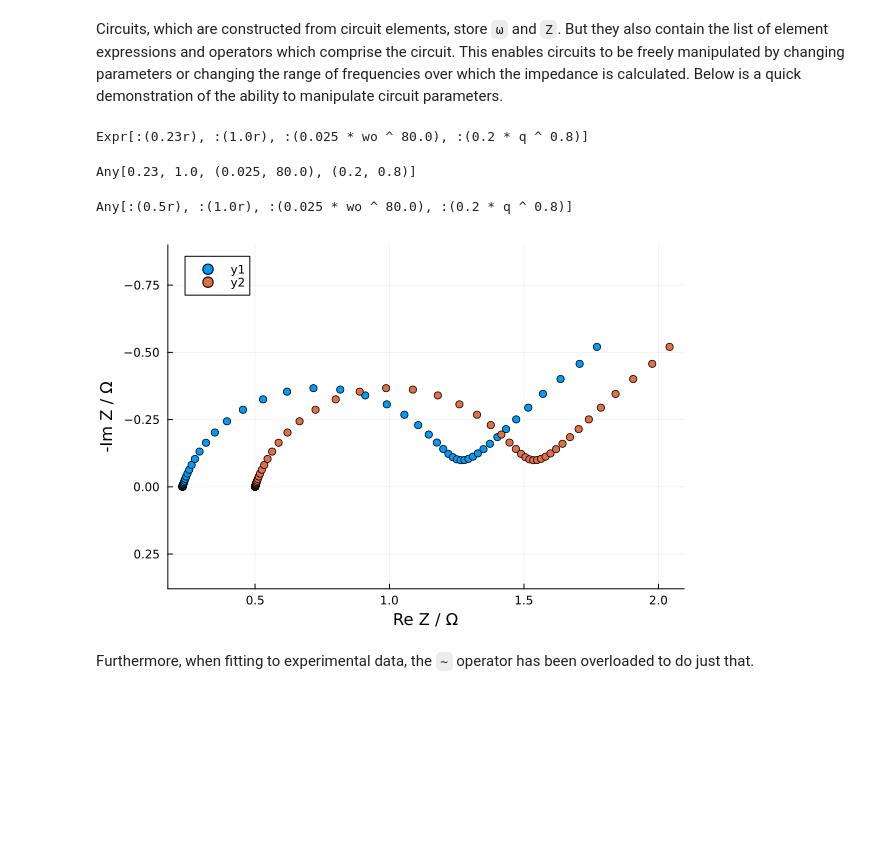
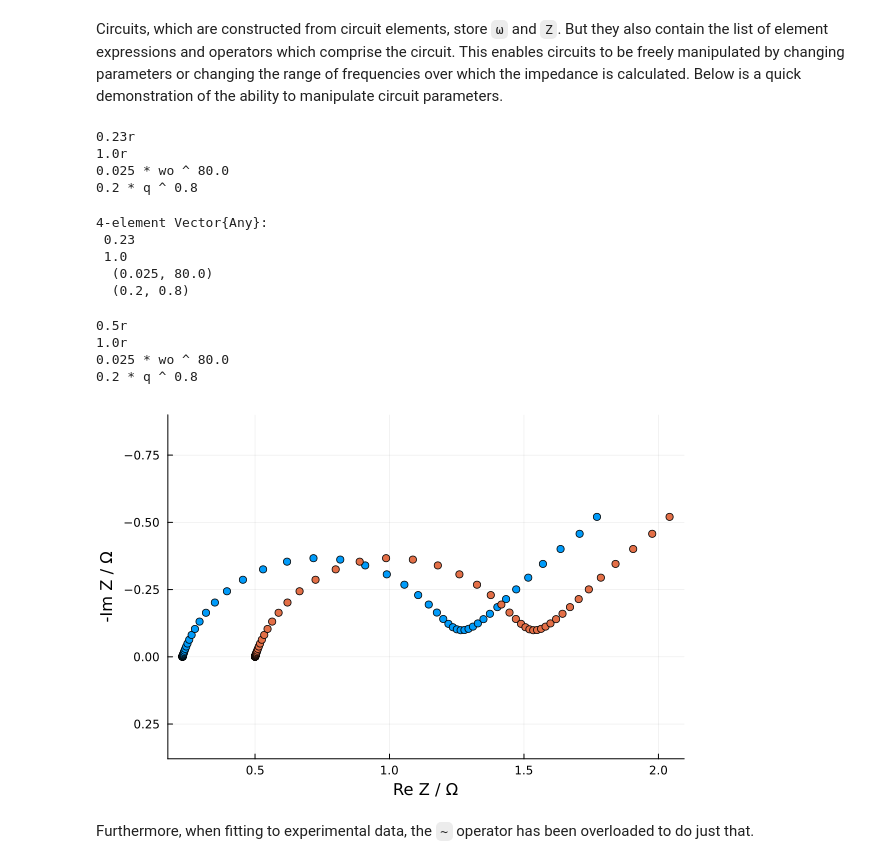
Before and after one commit to bdamerau/EISAnalysis.jl, a Jupyter notebook: Notebooks/Tutorial.ipynb, the cells around one changed output. Cells and saved outputs as stored; diff of their text form; code cells hidden in the pictures; blank space fills up the shorter version.

```diff
--- a/Notebooks/Tutorial.ipynb
+++ b/Notebooks/Tutorial.ipynb
@@ -67,23 +67,32 @@ On top of parameters, these structs hold the complex AC impedance `Z` as well as
 Circuits, which are constructed from circuit elements, store `ω` and `Z`. But they also contain the list of element expressions and operators which comprise the circuit. This enables circuits to be freely manipulated by changing parameters or changing the range of frequencies over which the impedance is calculated. Below is a quick demonstration of the ability to manipulate circuit parameters.
 # %%
 circuit = 0.23r-(r-0.025wo^80)/0.2q
-print(circuit.elements)
+print_circuit(circuit)
 # %% [output]
-Expr[:(0.23r), :(1.0r), :(0.025 * wo ^ 80.0), :(0.2 * q ^ 0.8)]
+0.23r
+1.0r
+0.025 * wo ^ 80.0
+0.2 * q ^ 0.8
 # %%
 using EISAnalysis: get_params,set_params
 p = get_params(circuit)
-print(p)
 # %% [output]
-Any[0.23, 1.0, (0.025, 80.0), (0.2, 0.8)]
+4-element Vector{Any}:
+ 0.23
+ 1.0
+  (0.025, 80.0)
+  (0.2, 0.8)
 # %%
 p[1] = 0.5
 updated_circuit = set_params(circuit,p)
-println(updated_circuit.elements)
+print_circuit(updated_circuit)
 plot_Nyquist(circuit,updated_circuit)
 # %% [output]
-Any[:(0.5r), :(1.0r), :(0.025 * wo ^ 80.0), :(0.2 * q ^ 0.8)]
+0.5r
+1.0r
+0.025 * wo ^ 80.0
+0.2 * q ^ 0.8
-[figure, old version]
+[figure, new version]
 # %% [markdown]
 Furthermore, when fitting to experimental data, the `~` operator has been overloaded to do just that.
 # %%
```
Also changed, not shown: parts of 9 cells of this notebook, 2 other files.
